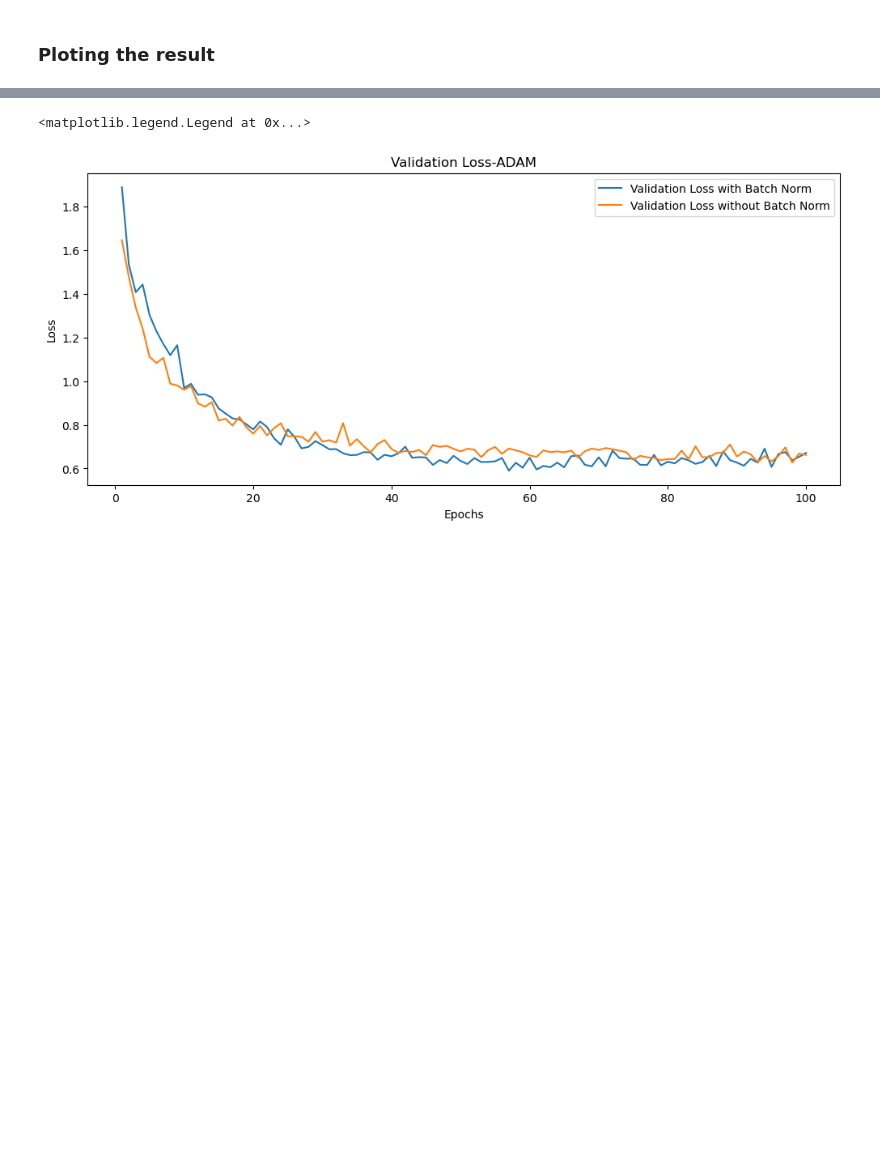
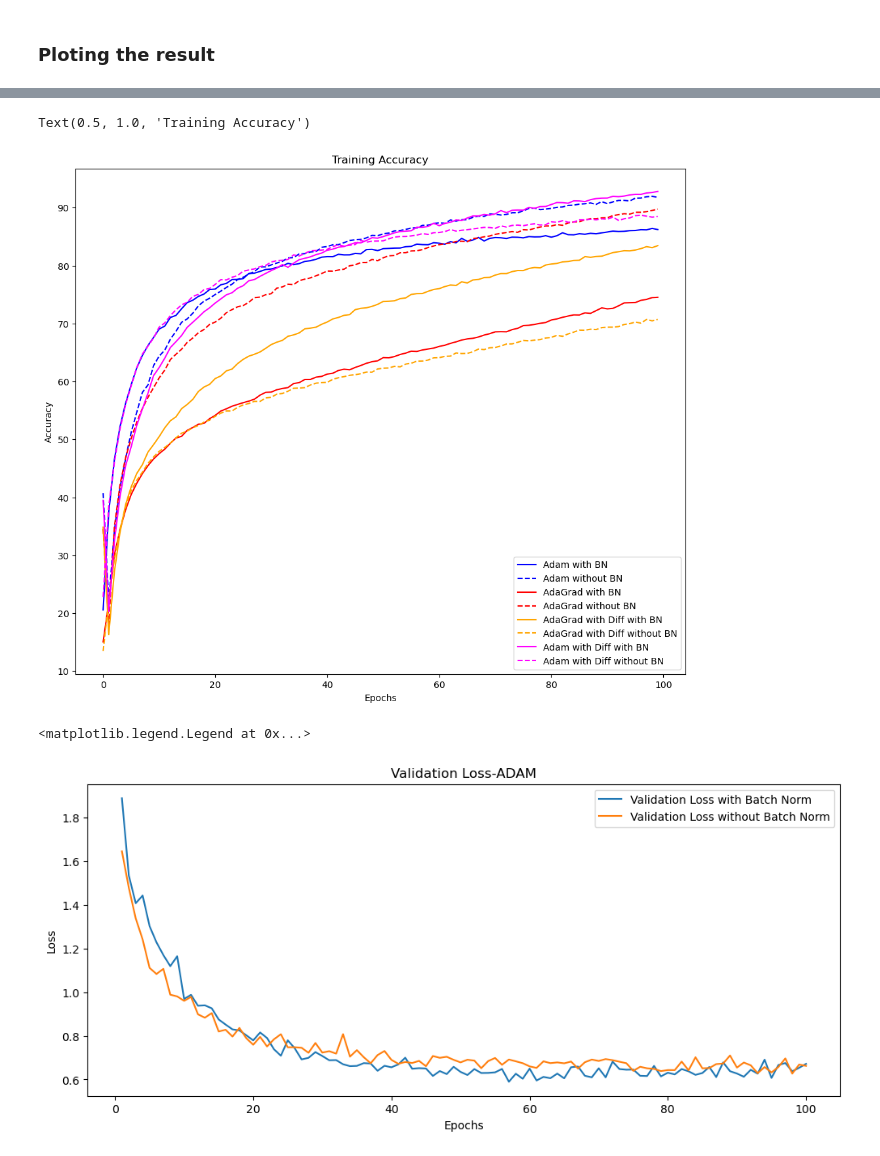
Before and after one commit to akansh12/OML-2024-AdaGrad-with-grad-difference, a Jupyter notebook: notebooks/CIFAR10-training.ipynb, the cells around one changed output, grey strips where cells are left out. Drawn from its saved outputs; the diff is of its cells as text; code cells hidden in the pictures; blank space fills up the shorter version.

```diff
--- a/notebooks/CIFAR10-training.ipynb
+++ b/notebooks/CIFAR10-training.ipynb
@@ -229,3 +244,37 @@ Validation Loss: 2.0783, Validation Accuracy: 18.59%
+# %%
+#Training accuracies
+
+train_acc_adam_w_bn = np.load("./results/resnet34_with_ADAM_custom_with_batch_norm_train_accuracies.npy")
+train_acc_adam_wo_bn = np.load("./results/resnet34_with_ADAM_custom_without_batch_norm_train_accuracies.npy")
+train_acc_ada_w_bn = np.load("./results/resnet34_with_AdaGrad_custom_with_batch_norm_train_accuracies.npy")
+train_acc_ada_wo_bn = np.load("./results/resnet34_with_AdaGrad_custom_without_batch_norm_train_accuracies.npy")
+
+train_acc_adagrad_w_diff_w_bn = np.load("./results/resnet34_with_AdaGradWithDiff_with_batch_norm_train_accuracies.npy")
+train_acc_adagrad_w_diff_wo_bn = np.load("./results/resnet34_with_AdaGradWithDiff_without_batch_norm_train_accuracies.npy")
+train_acc_adam_w_diff_w_bn = np.load("./results/resnet34_with_ADAMwithdiff_with_batch_norm_train_accuracies.npy")
+train_acc_adam_w_diff_wo_bn = np.load("./results/resnet34_with_ADAMwithdiff_without_batch_norm_train_accuracies.npy")
+# %%
+plt.figure(figsize=(12, 10))
+
+plt.plot(train_acc_adam_w_bn, label='Adam with BN', color=COLOR_adam)
+plt.plot(train_acc_adam_wo_bn, label='Adam without BN', color=COLOR_adam, linestyle='dashed')
+
+plt.plot(train_acc_ada_w_bn, label='AdaGrad with BN', color=COLOR_ada)
+plt.plot(train_acc_ada_wo_bn, label='AdaGrad without BN', color=COLOR_ada, linestyle='dashed')
+
+plt.plot(train_acc_adagrad_w_diff_w_bn, label='AdaGrad with Diff with BN', color=COLOR_adadiff)
+plt.plot(train_acc_adagrad_w_diff_wo_bn, label='AdaGrad with Diff without BN', color=COLOR_adadiff, linestyle='dashed')
+
+plt.plot(train_acc_adam_w_diff_w_bn, label='Adam with Diff with BN', color=COLOR_adamdiff)
+plt.plot(train_acc_adam_w_diff_wo_bn, label='Adam with Diff without BN', color=COLOR_adamdiff, linestyle='dashed')
+
+plt.xlabel('Epochs')
+plt.ylabel('Accuracy')
+plt.legend()
+plt.title('Training Accuracy')
+# %% [output]
+Text(0.5, 1.0, 'Training Accuracy')
+[figure, added]
 # %%
 val_losses = np.load('./src/results/resnet50_with_ADAM_with_batch_norm_val_losses.npy')
 val_accuracies = np.load('./src/results/resnet50_with_ADAM_with_batch_norm_val_accuracies.npy')
```
Also changed, not shown: parts of 7 cells of this notebook, 1 other file.
